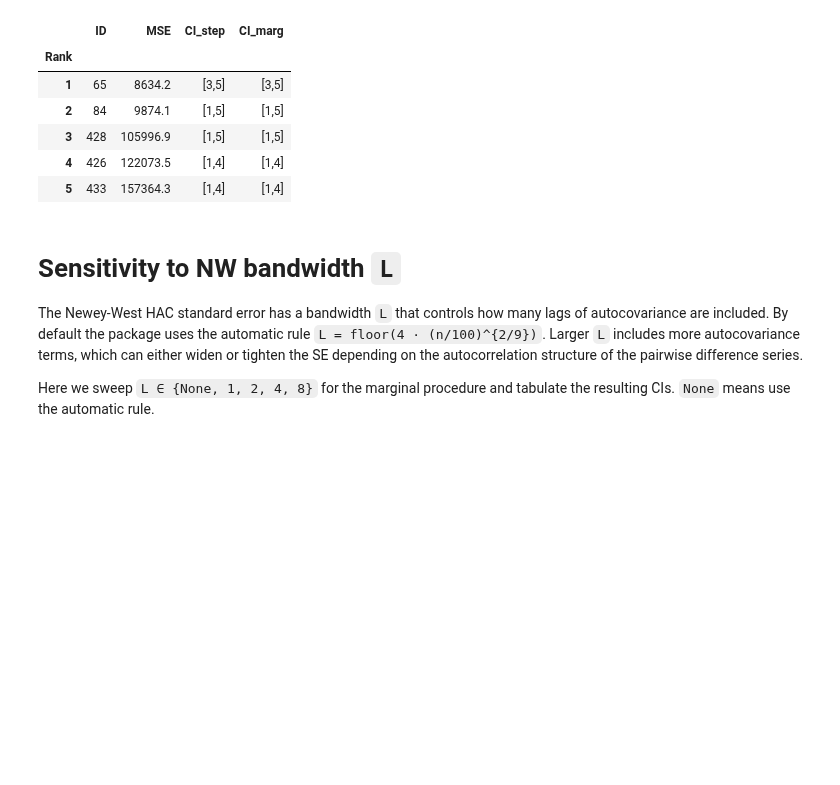
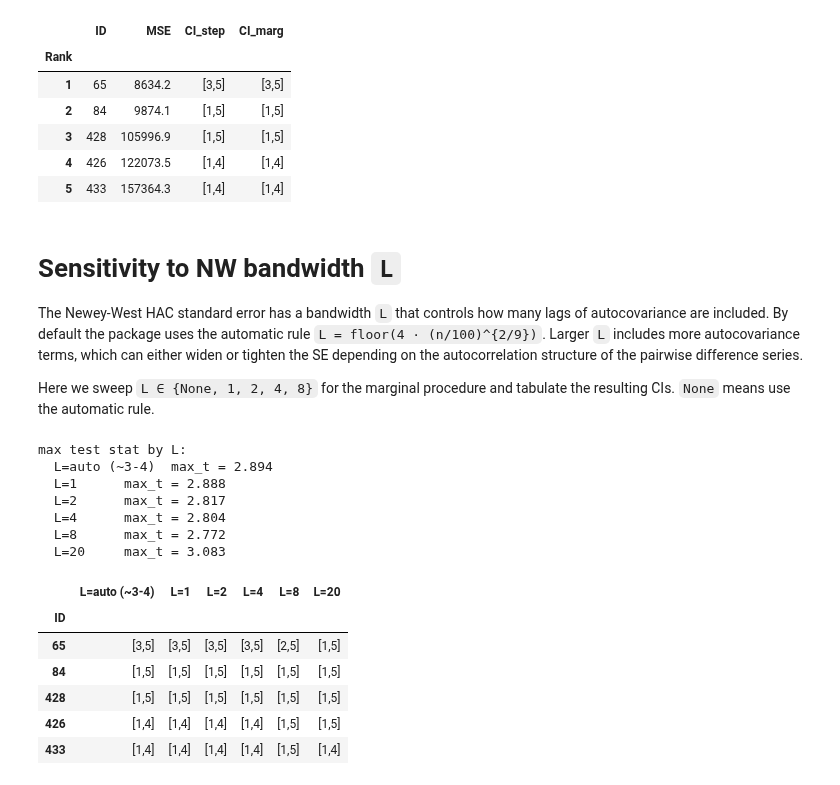
Before and after one commit to ParimahSafarian/ranks-inference-forecasters, a Jupyter notebook: notebooks/NGDP_CI.ipynb, the cells around one changed output. Cells and saved outputs as stored; diff of their text form; code cells hidden in the pictures; blank space fills up the shorter version.

```diff
--- a/notebooks/NGDP_CI.ipynb
+++ b/notebooks/NGDP_CI.ipynb
@@ -376,32 +386,47 @@ The Newey-West HAC standard error has a bandwidth `L` that controls how many lag
 
 Here we sweep `L ∈ {None, 1, 2, 4, 8}` for the marginal procedure and tabulate the resulting CIs. `None` means use the automatic rule.
 # %%
-L_values = [None, 1, 2, 4, 8]
+L_values = [None, 1, 2, 4, 8, 20]
 
 ci_by_L = {}
 maxt_by_L = {}
 for L in L_values:
     delta, se, _ = compute_pairwise(X, se_method="nw", L=L)
     maxt_by_L[L] = float(np.nanmax(delta / se))
     out_L = rank_ci_marginal_pairwise(X, alpha=0.05, B=2000, seed=42, L=L)
     ci_by_L[L] = out_L["rank_ci"]
 
 # Order forecasters by MSE (so the table reads top = best)
 order = np.argsort(out_marg["theta_hat"])
 ordered_ids = [population_ids[i] for i in order]
 
 table = pd.DataFrame(
     {
-        f"L={L if L is not None else 'auto'}":
+        f"L={L if L is not None else 'auto (~3-4)'}":
             [f"[{ci_by_L[L][i, 0]},{ci_by_L[L][i, 1]}]" for i in order]
         for L in L_values
     },
     index=ordered_ids,
 )
 table.index.name = "ID"
 
 print("max test stat by L:")
 for L, t in maxt_by_L.items():
-    print(f"  L={L if L is not None else 'auto':<5}  max_t = {t:.3f}")
+    print(f"  L={L if L is not None else 'auto (~3-4)':<5}  max_t = {t:.3f}")
 print()
 table
+# %% [output]
+max test stat by L:
+  L=auto (~3-4)  max_t = 2.894
+  L=1      max_t = 2.888
+  L=2      max_t = 2.817
+  L=4      max_t = 2.804
+  L=8      max_t = 2.772
+  L=20     max_t = 3.083
+|  | L=auto (~3-4) | L=1 | L=2 | L=4 | L=8 | L=20 |
+| ID |  |  |  |  |  |  |
+| 65 | [3,5] | [3,5] | [3,5] | [3,5] | [2,5] | [1,5] |
+| 84 | [1,5] | [1,5] | [1,5] | [1,5] | [1,5] | [1,5] |
+| 428 | [1,5] | [1,5] | [1,5] | [1,5] | [1,5] | [1,5] |
+| 426 | [1,4] | [1,4] | [1,4] | [1,4] | [1,5] | [1,5] |
+| 433 | [1,4] | [1,4] | [1,4] | [1,4] | [1,5] | [1,4] |
```
Also changed, not shown: parts of 4 cells of this notebook.
